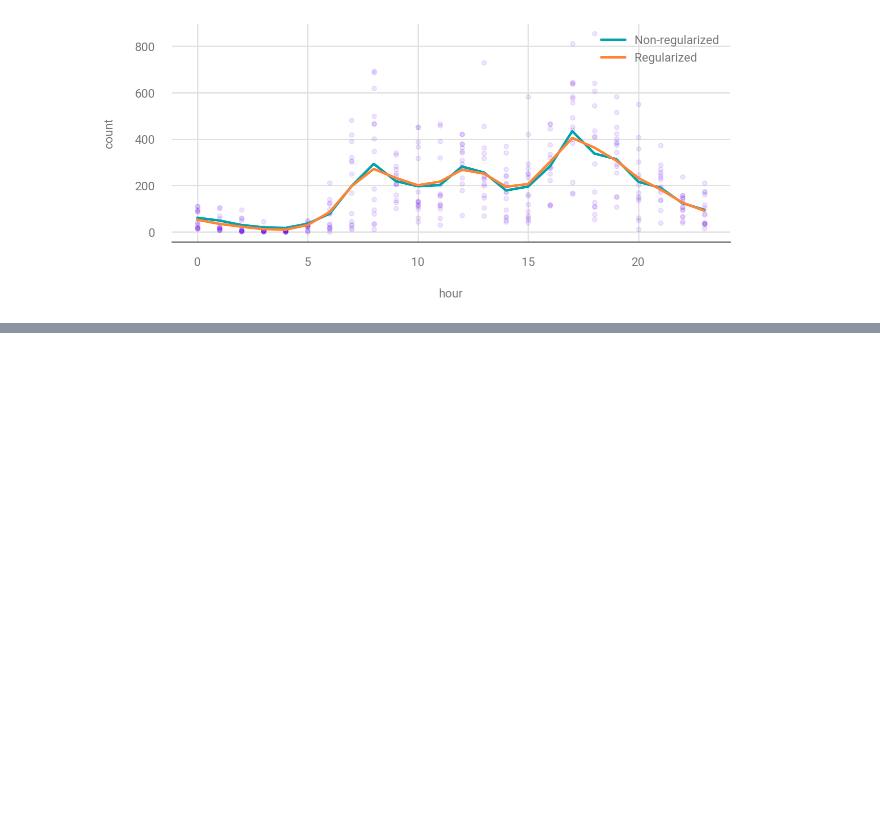
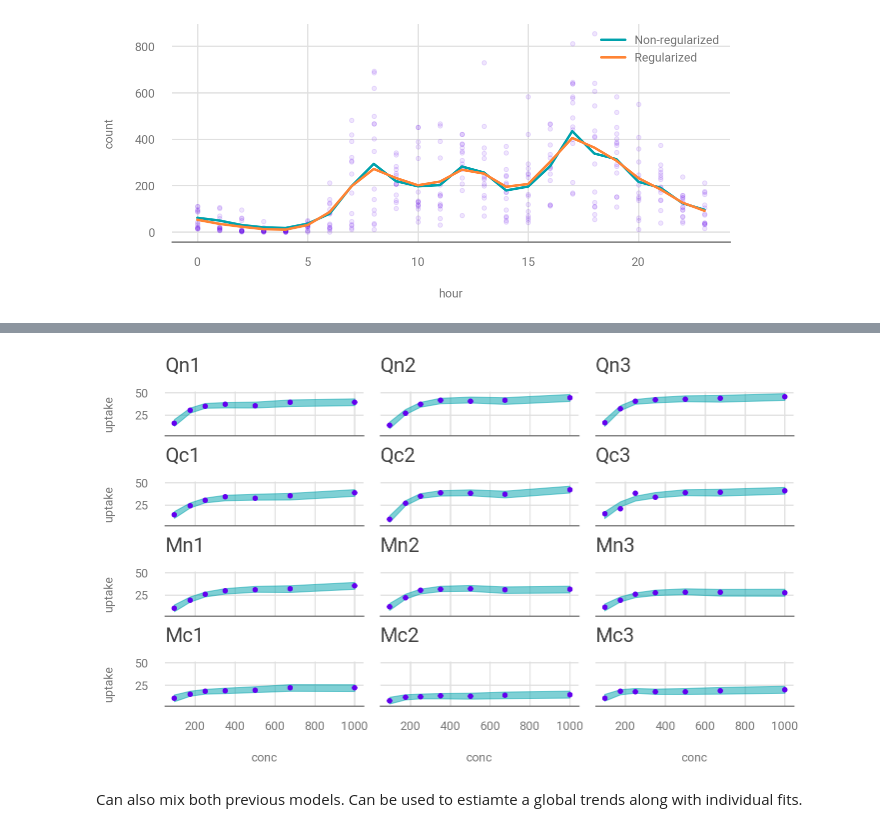
Before and after one commit to paw-lu/bayesian-modeling-computation-python, a Jupyter notebook: notebooks/5_splines.ipynb, the cells around one changed output, grey strips where cells are left out. Cells and saved outputs as stored; diff of their text form; code cells hidden in the pictures; blank space fills up the shorter version.

```diff
--- a/notebooks/5_splines.ipynb
+++ b/notebooks/5_splines.ipynb
@@ -487,0 +577,20 @@ Sampling 4 chains for 1_000 tune and 1_000 draw iterations (4_000 + 4_000 draws
+# %%
+_, axes = plt.subplots(4, 3, figsize=(10, 6), sharey=True, sharex=True)
+msi = idata_sp_individual["posterior"].stack(draws=["chain", "draw"])["μi"]
+for plant_name, ax in zip(plant_names, axes.ravel()):
+    plant_idx = plants_CO2.loc[lambda df: df["Plant"] == plant_name].index
+    az.plot_hdi(
+        plants_CO2.loc[plant_idx, "conc"],
+        msi.sel(groups=plant_name).values.T,
+        smooth=False,
+        ax=ax,
+    )
+    plants_CO2.loc[plant_idx].plot.scatter(x="conc", y="uptake", ax=ax)
+    ax.set_title(plant_name)
+plt.tight_layout();
+# %% [output]
+[figure, added]
+# %% [markdown]
+Can also mix both previous models.
+Can be used to estiamte a global trends
+along with individual fits.
```
Also changed, not shown: parts of 12 cells of this notebook, 1 other file.
